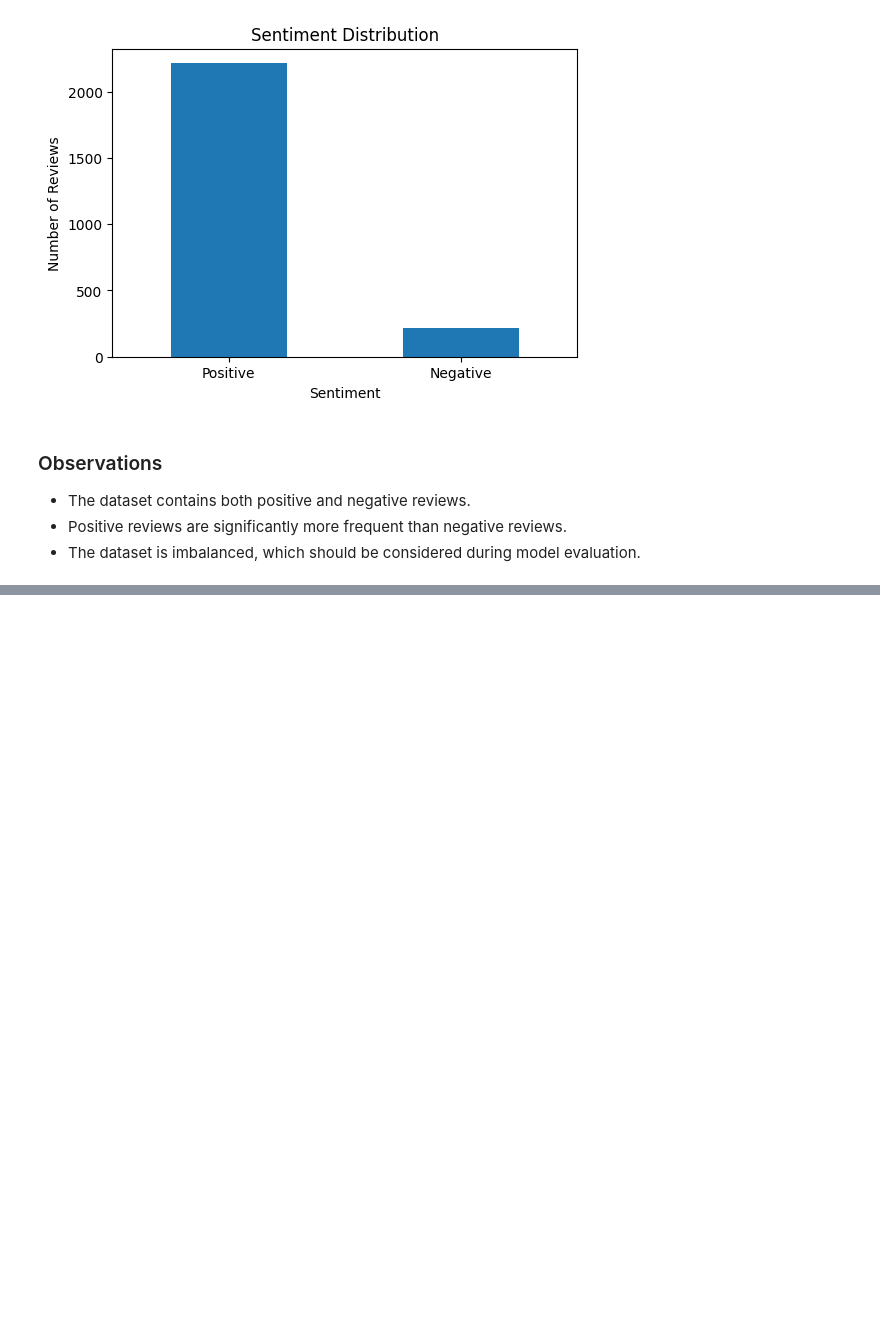
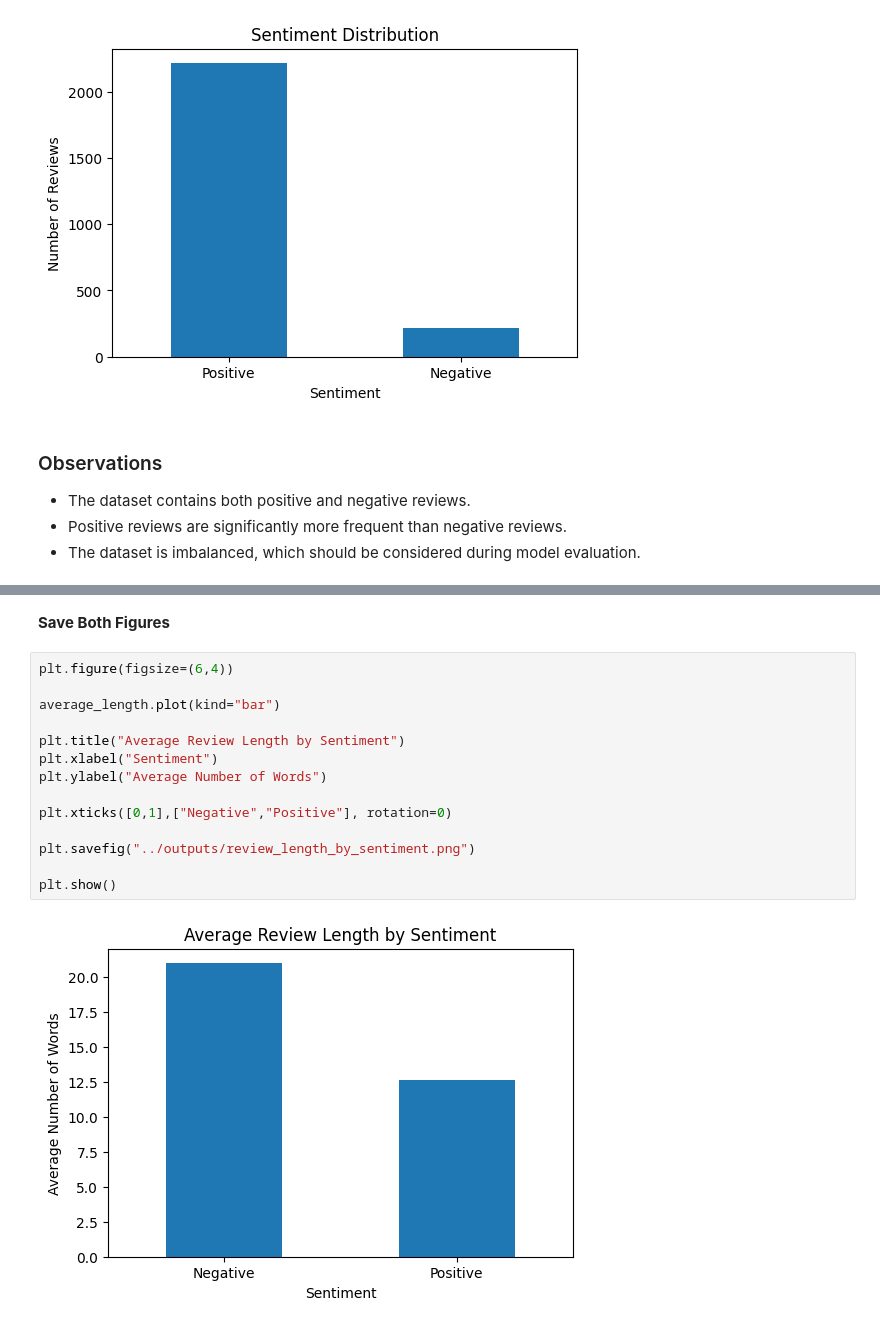
Before and after one commit to TahaBhatti786/Sentiment-Analysis-of-Product-Reviews, a Jupyter notebook: notebooks/sentiment_analysis.ipynb, the cells around one changed output, grey strips where cells are left out. Saved outputs shown, nothing was run; the diff lists cells and outputs as text; blank space fills up the shorter version.

```diff
--- a/notebooks/sentiment_analysis.ipynb
+++ b/notebooks/sentiment_analysis.ipynb
@@ -572,0 +645,18 @@ plt.show()
+# %% [markdown]
+**Save Both Figures**
+# %%
+plt.figure(figsize=(6,4))
+
+average_length.plot(kind="bar")
+
+plt.title("Average Review Length by Sentiment")
+plt.xlabel("Sentiment")
+plt.ylabel("Average Number of Words")
+
+plt.xticks([0,1],["Negative","Positive"], rotation=0)
+
+plt.savefig("../outputs/review_length_by_sentiment.png")
+
+plt.show()
+# %% [output]
+[figure, added]
```
Also changed, not shown: parts of 16 cells of this notebook, 2 other files.
